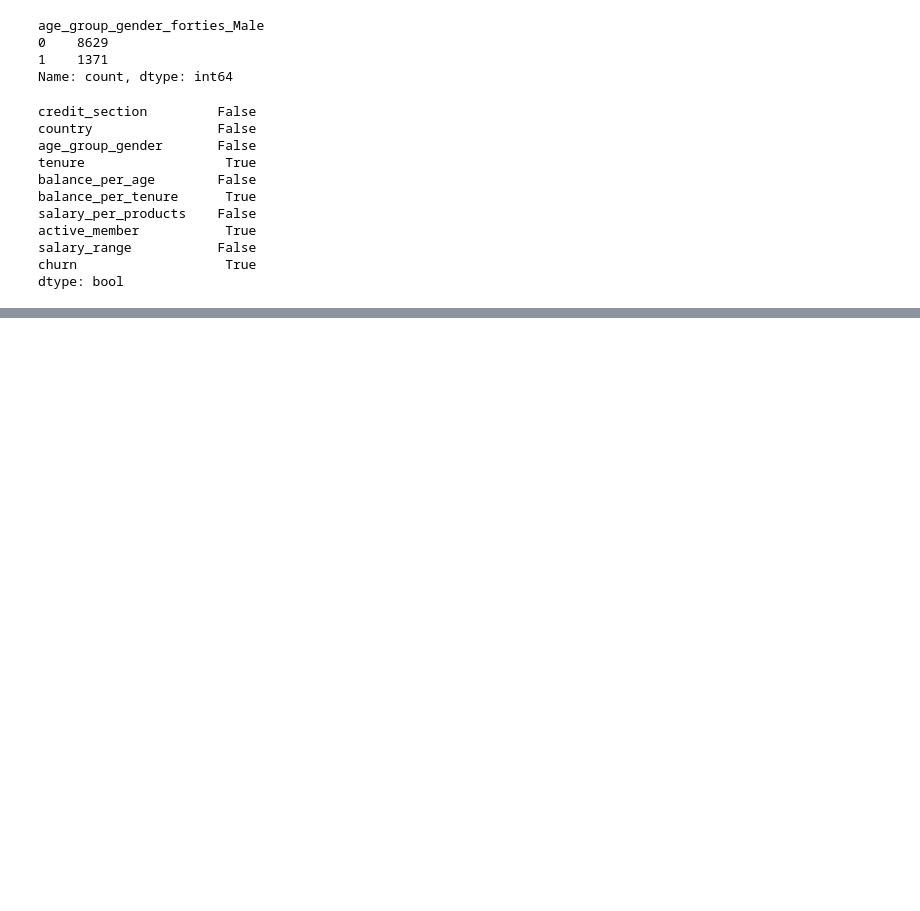
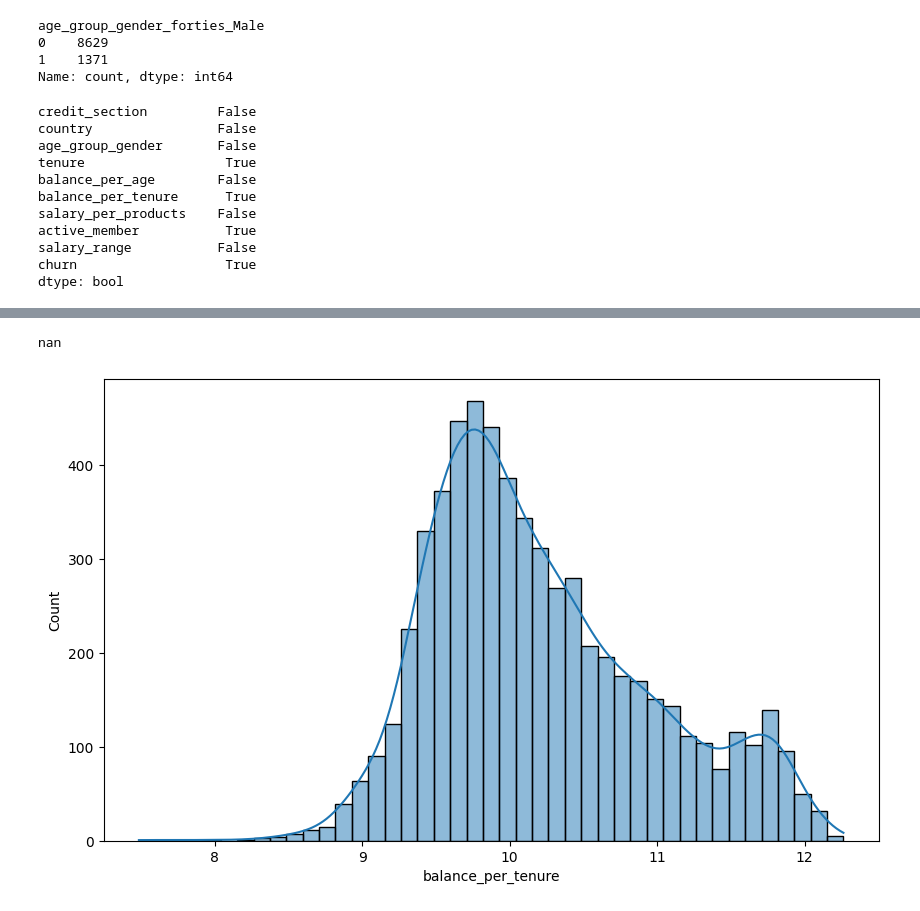
Before and after one commit to coconutkim/project_churn, a Jupyter notebook: real5.ipynb, the cells around one changed output, grey strips where cells are left out. Cells and saved outputs as stored; diff of their text form; code cells hidden in the pictures; blank space fills up the shorter version.

```diff
--- a/real5.ipynb
+++ b/real5.ipynb
@@ -247,0 +268,20 @@ Name: count, Length: 6106, dtype: int64
+# %%
+# 로그 변환
+
+# 0과 0보다 작은 값을 작은 값으로 대체
+data_with_small_value = np.where(df['balance_per_tenure'] <= 0, 1e-6, df['balance_per_tenure'])
+# 로그 변환
+df_log = np.log(df['balance_per_tenure'])
+# skewness 확인
+print(df_log.skew())
+# KDE plot 출력
+plt.figure(figsize=(10, 6))
+sns.histplot(df_log, kde=True)
+plt.show()
+
+# skew가 nan이 나왔다
+# 로그 변환을 하면서 데이터에 왜곡이 일어난 것
+# 좀 더 조정을 해야 한다
+# %% [output]
+nan
+[figure, added]
```
Also changed, not shown: parts of 8 cells of this notebook, 2 other files.
